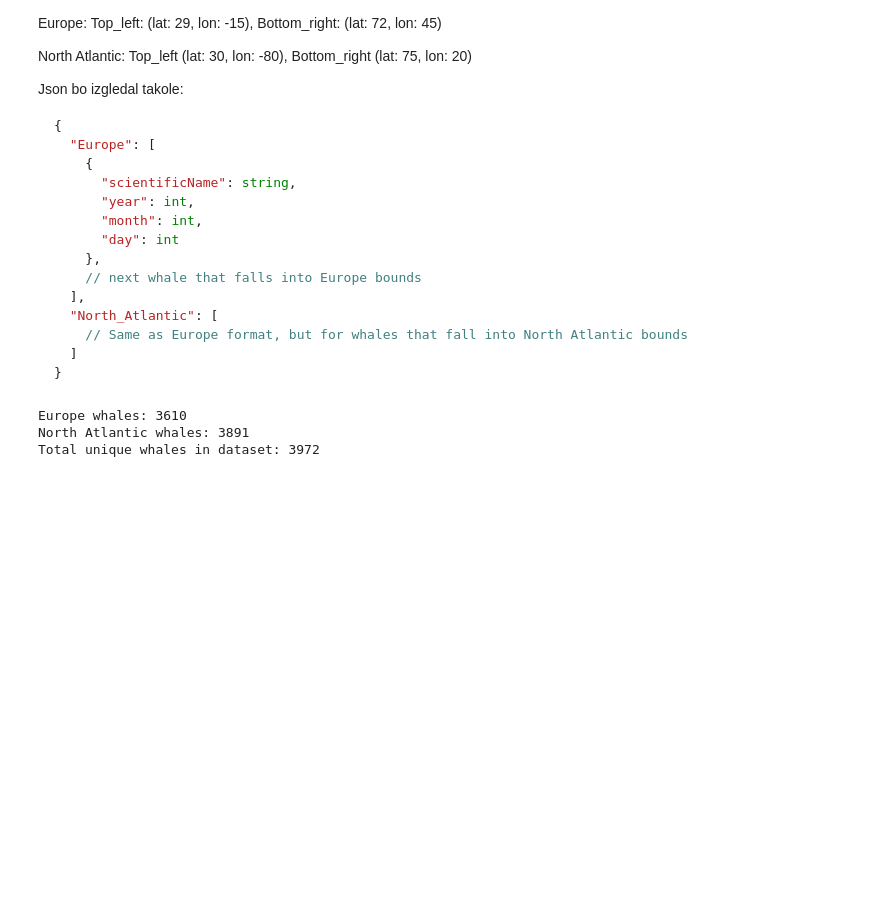
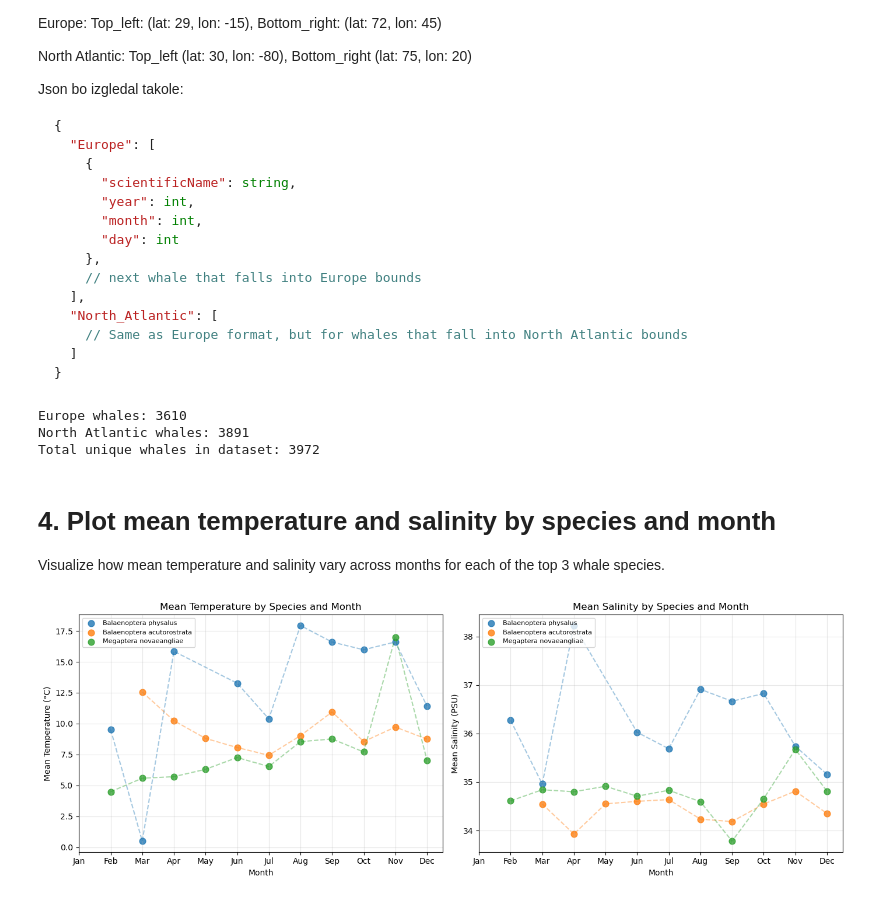
Before and after one commit to janezkoprivec/ocean-flow-and-whale-presence, a Jupyter notebook: data/preprocessing.ipynb, the cells around one changed output. Saved outputs shown, nothing was run; the diff lists cells and outputs as text; code cells hidden in the pictures; blank space fills up the shorter version.

Commit message:
Added mean temperature and salinity graph

```diff
--- a/data/preprocessing.ipynb
+++ b/data/preprocessing.ipynb
@@ -456,3 +456,81 @@ print(f"Total unique whales in dataset: {len(df_2011)}")
 Europe whales: 3610
 North Atlantic whales: 3891
 Total unique whales in dataset: 3972
+# %% [markdown]
+# 4. Plot mean temperature and salinity by species and month
+
+Visualize how mean temperature and salinity vary across months for each of the top 3 whale species.
+# %%
+import json
+import matplotlib.pyplot as plt
+
+# Load the species-month data
+with open('whales_2011_top3_by_species_month.json', 'r') as f:
+    species_month_data = json.load(f)
+
+month_names = [
+    "january", "february", "march", "april", "may", "june",
+    "july", "august", "september", "october", "november", "december"
+]
+month_labels = ["Jan", "Feb", "Mar", "Apr", "May", "Jun", "Jul", "Aug", "Sep", "Oct", "Nov", "Dec"]
+
+# Define colors for each species
+species_colors = {
+    "Balaenoptera physalus": "#1f77b4",      # blue
+    "Balaenoptera acutorostrata": "#ff7f0e", # orange
+    "Megaptera novaeangliae": "#2ca02c"      # green
+}
+
+# Create figure with two subplots
+fig, (ax1, ax2) = plt.subplots(1, 2, figsize=(14, 5))
+
+# Plot mean temperature
+for species, color in species_colors.items():
+    if species not in species_month_data:
+        continue
+    months = []
+    temps = []
+    for i, month in enumerate(month_names):
+        data = species_month_data[species].get(month, {})
+        temp_data = data.get("mean_temperature")
+        if temp_data and isinstance(temp_data, dict) and "mean" in temp_data:
+            months.append(i)
+            temps.append(temp_data["mean"])
+    ax1.scatter(months, temps, c=color, label=species, s=60, alpha=0.8)
+    ax1.plot(months, temps, c=color, alpha=0.4, linestyle='--')
+
+ax1.set_xlabel("Month")
+ax1.set_ylabel("Mean Temperature (°C)")
+ax1.set_title("Mean Temperature by Species and Month")
+ax1.set_xticks(range(12))
+ax1.set_xticklabels(month_labels)
+ax1.legend(loc='upper left', fontsize=8)
+ax1.grid(True, alpha=0.3)
+
+# Plot mean salinity
+for species, color in species_colors.items():
+    if species not in species_month_data:
+        continue
+    months = []
+    salinity = []
+    for i, month in enumerate(month_names):
+        data = species_month_data[species].get(month, {})
+        sal_data = data.get("mean_salinity")
+        if sal_data and isinstance(sal_data, dict) and "mean" in sal_data:
+            months.append(i)
+            salinity.append(sal_data["mean"])
+    ax2.scatter(months, salinity, c=color, label=species, s=60, alpha=0.8)
+    ax2.plot(months, salinity, c=color, alpha=0.4, linestyle='--')
+
+ax2.set_xlabel("Month")
+ax2.set_ylabel("Mean Salinity (PSU)")
+ax2.set_title("Mean Salinity by Species and Month")
+ax2.set_xticks(range(12))
+ax2.set_xticklabels(month_labels)
+ax2.legend(loc='upper left', fontsize=8)
+ax2.grid(True, alpha=0.3)
+
+plt.tight_layout()
+plt.show()
+# %% [output]
+[figure, added]
```
